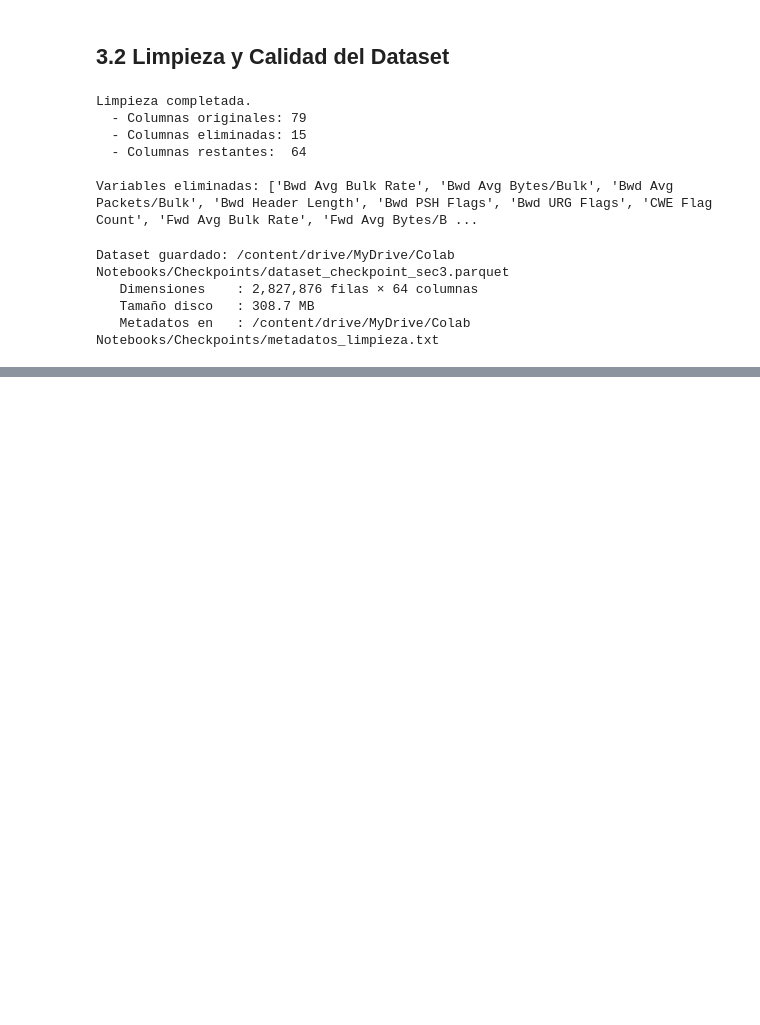
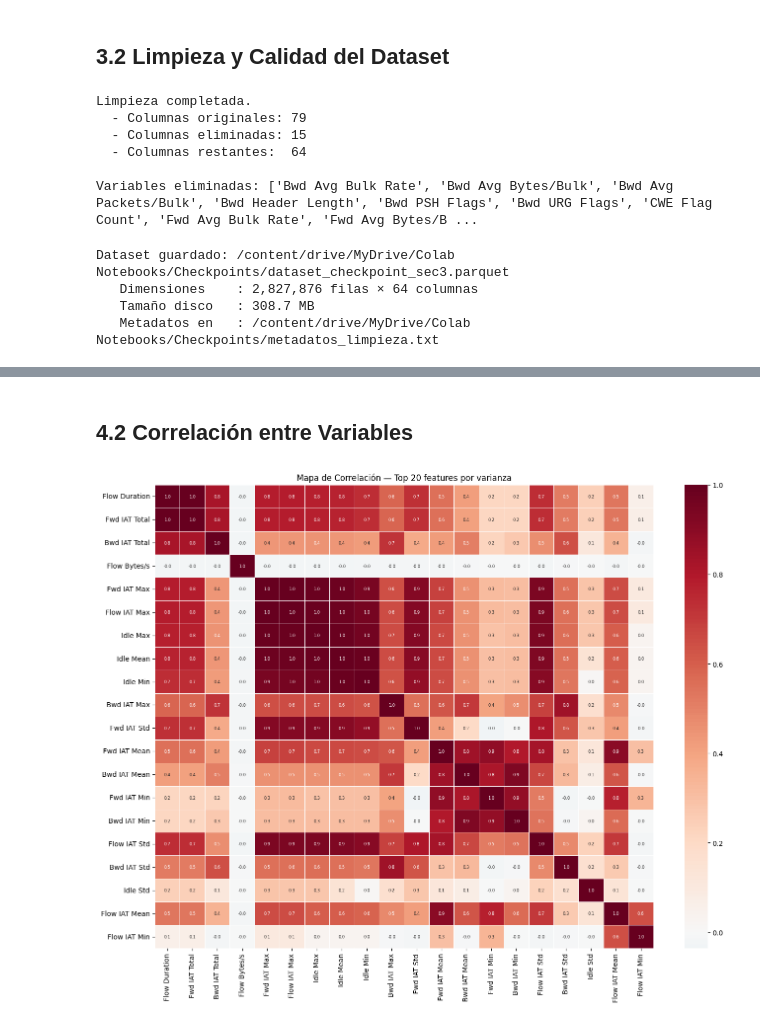
Before and after one commit to jotaeleb/tif-ciencias-de-datos, a Jupyter notebook: notebooks/proyecto.ipynb, the cells around one changed output, grey strips where cells are left out. Cells and saved outputs as stored; diff of their text form; code cells hidden in the pictures; blank space fills up the shorter version.

```diff
--- a/notebooks/proyecto.ipynb
+++ b/notebooks/proyecto.ipynb
@@ -626,0 +708,19 @@ Dataset guardado: /content/drive/MyDrive/Colab Notebooks/Checkpoints/dataset_che
+# %% [markdown]
+## 4.2 Correlación entre Variables
+# %%
+# Mapa de correlación (heatmap) Top 20
+varianza   = df_clean[num_cols].var().sort_values(ascending=False)
+top20_cols = varianza.head(20).index.tolist()
+
+corr_matrix = df_clean[top20_cols].corr()
+
+fig, ax = plt.subplots(figsize=(14, 11))
+sns.heatmap(corr_matrix, cmap='RdBu_r', center=0,
+            annot=True, fmt='.1f', annot_kws={'size': 6},
+            linewidths=0.5, ax=ax)
+ax.set_title('Mapa de Correlación — Top 20 features por varianza', fontsize=12)
+plt.tight_layout()
+plt.savefig(f'{CHECKPOINT_DIR}/grafico_correlacion.png', dpi=150, bbox_inches='tight')
+plt.show()
+# %% [output]
+[figure, added]
```
Also changed, not shown: parts of 18 cells of this notebook.
